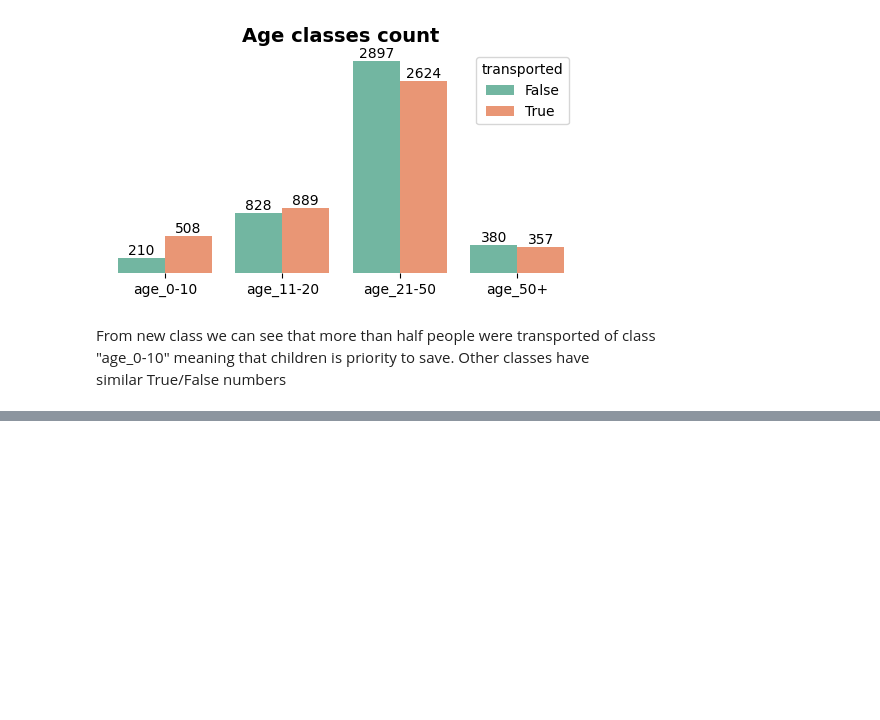
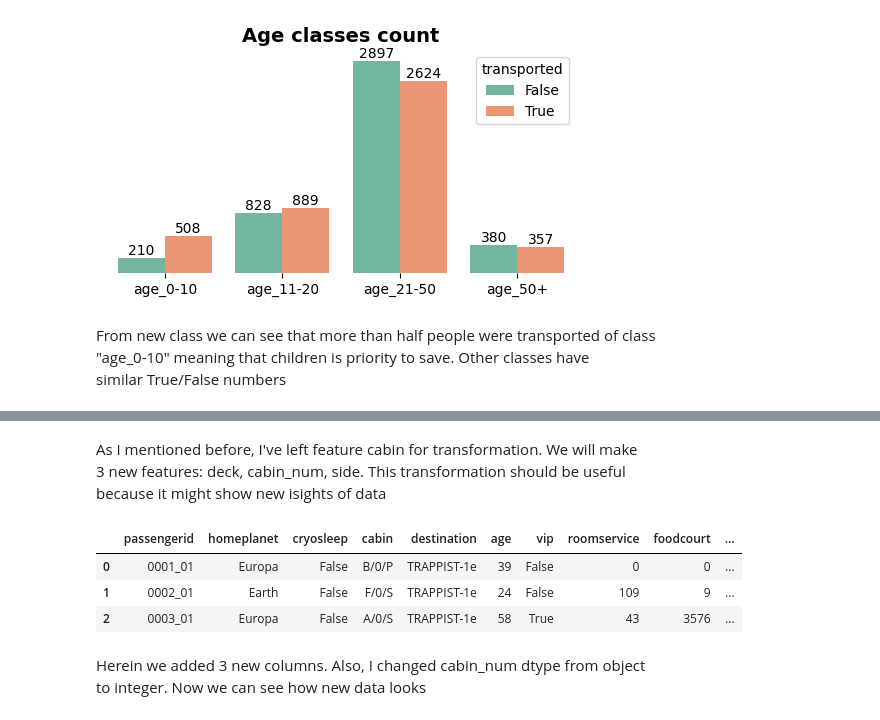
Before and after one commit to ShariYo/Modul3_Sprint3, a Jupyter notebook: project/main.ipynb, the cells around one changed output, grey strips where cells are left out. Drawn from its saved outputs; the diff is of its cells as text; code cells hidden in the pictures; blank space fills up the shorter version.

```diff
--- a/project/main.ipynb
+++ b/project/main.ipynb
@@ -305,0 +313,18 @@ similar True/False numbers
+# %% [markdown]
+As I mentioned before, I've left feature cabin for transformation. We will make
+3 new features: deck, cabin_num, side. This transformation should be useful
+because it might show new isights of data
+# %%
+train_new = train_df.copy()
+# column split to 3 new columns
+split_df = train_df["cabin"].str.split("/", expand=True)
+split_df.columns = ["cabindeck", "cabinnum", "cabinside"]
+
+# join two dataframes to one
+train_new = pd.concat([train_df, split_df], axis=1)
+train_new.head(3)
+# %% [output]
+|  | passengerid | homeplanet | cryosleep | cabin | destination | age | vip | roomservice | foodcourt | ... |
+| 0 | 0001_01 | Europa | False | B/0/P | TRAPPIST-1e | 39 | False | 0 | 0 | ... |
+| 1 | 0002_01 | Earth | False | F/0/S | TRAPPIST-1e | 24 | False | 109 | 9 | ... |
+| 2 | 0003_01 | Europa | False | A/0/S | TRAPPIST-1e | 58 | True | 43 | 3576 | ... |
@@ -305,0 +333,3 @@ similar True/False numbers
+# %% [markdown]
+Herein we added 3 new columns. Also, I changed cabin_num dtype from object
+to integer. Now we can see how new data looks
```
Also changed, not shown: parts of 2 cells of this notebook, 1 other file.
